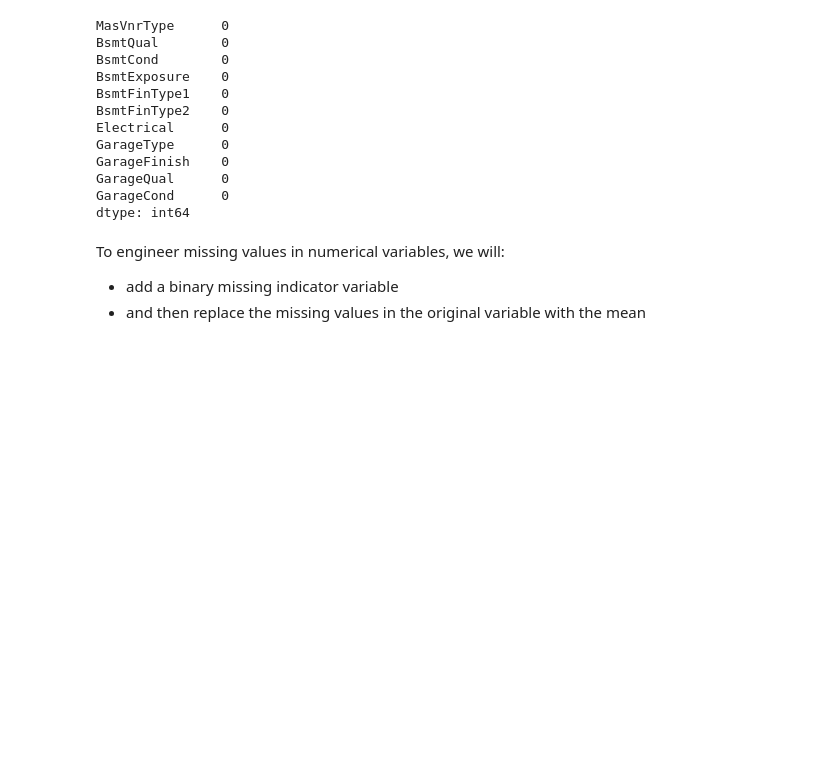
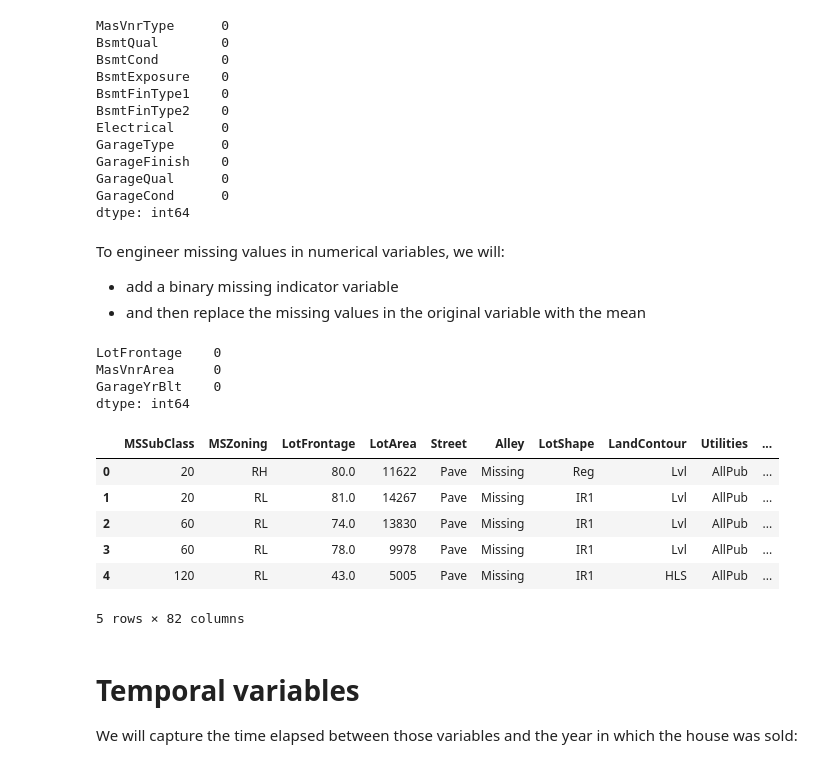
Before and after one commit to droesler/udemy_ml_deployment_course, a Jupyter notebook: section-04-research-and-development/section04_code_alongs/my_code_assignment2_score_new_housing_data.ipynb, the cells around one changed output. Saved outputs shown, nothing was run; the diff lists cells and outputs as text; code cells hidden in the pictures; blank space fills up the shorter version.

```diff
--- a/section-04-research-and-development/section04_code_alongs/my_code_assignment2_score_new_housing_data.ipynb
+++ b/section-04-research-and-development/section04_code_alongs/my_code_assignment2_score_new_housing_data.ipynb
@@ -29,3 +29,9 @@ data
 | 1457 | 2918 | 85 | RL | 62.0 | 10441 | Pave | NaN | Reg | Lvl | ... |
 | 1458 | 2919 | 60 | RL | 74.0 | 9627 | Pave | NaN | Reg | Lvl | ... |
 1459 rows × 80 columns
+# %%
+# drop the id variable
+
+data.drop('Id', axis=1, inplace=True)
+
+data.shape
@@ -118,3 +126,30 @@ vars_with_na = {
   'MasVnrArea': 103.7974006116208,
   'GarageYrBlt': 1978.2959677419356,
 }
+# %%
+for var in vars_with_na:
+  # add binary missing indicator
+  data[var + '_na'] = np.where(data[var].isnull(), 1, 0)
+
+  # replace missing values with mean
+  data[var].fillna(vars_with_na[var], inplace=True)
+# %%
+data[vars_with_na.keys()].isnull().sum()
+# %% [output]
+LotFrontage    0
+MasVnrArea     0
+GarageYrBlt    0
+dtype: int64
+# %%
+data.head()
+# %% [output]
+|  | MSSubClass | MSZoning | LotFrontage | LotArea | Street | Alley | LotShape | LandContour | Utilities | ... |
+| 0 | 20 | RH | 80.0 | 11622 | Pave | Missing | Reg | Lvl | AllPub | ... |
+| 1 | 20 | RL | 81.0 | 14267 | Pave | Missing | IR1 | Lvl | AllPub | ... |
+| 2 | 60 | RL | 74.0 | 13830 | Pave | Missing | IR1 | Lvl | AllPub | ... |
+| 3 | 60 | RL | 78.0 | 9978 | Pave | Missing | IR1 | Lvl | AllPub | ... |
+| 4 | 120 | RL | 43.0 | 5005 | Pave | Missing | IR1 | HLS | AllPub | ... |
+5 rows × 82 columns
+# %% [markdown]
+# Temporal variables
+We will capture the time elapsed between those variables and the year in which the house was sold:
```
Also changed, not shown: parts of 32 cells of this notebook.
